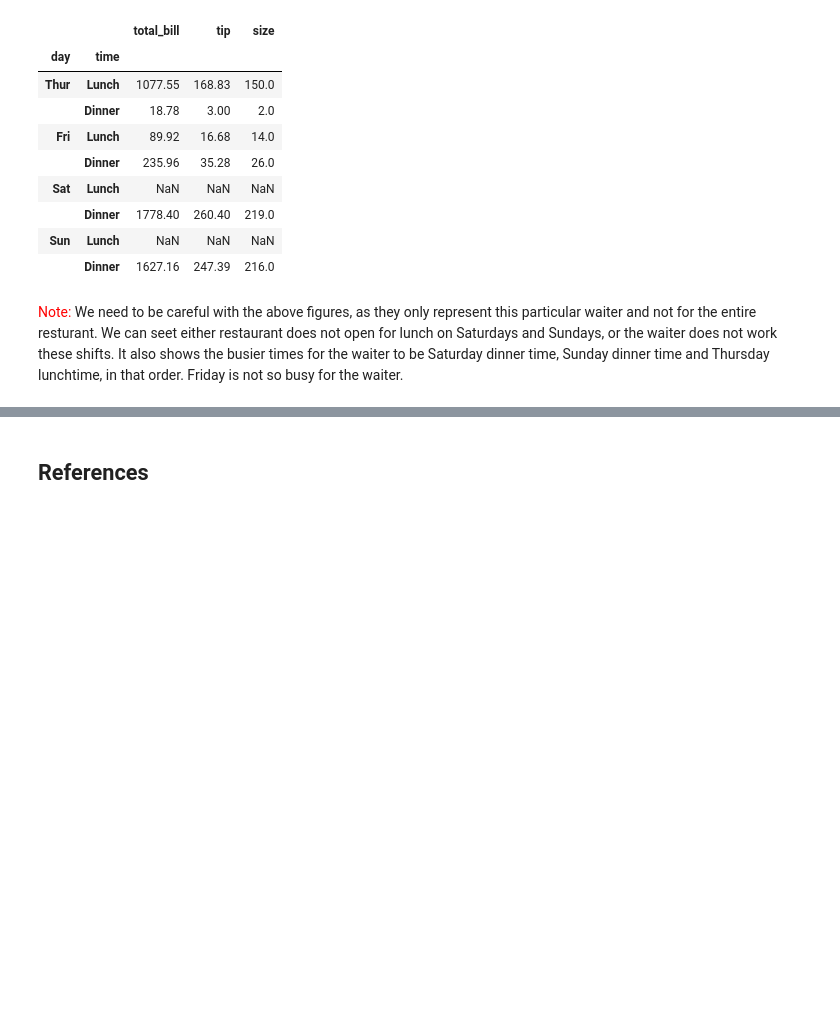
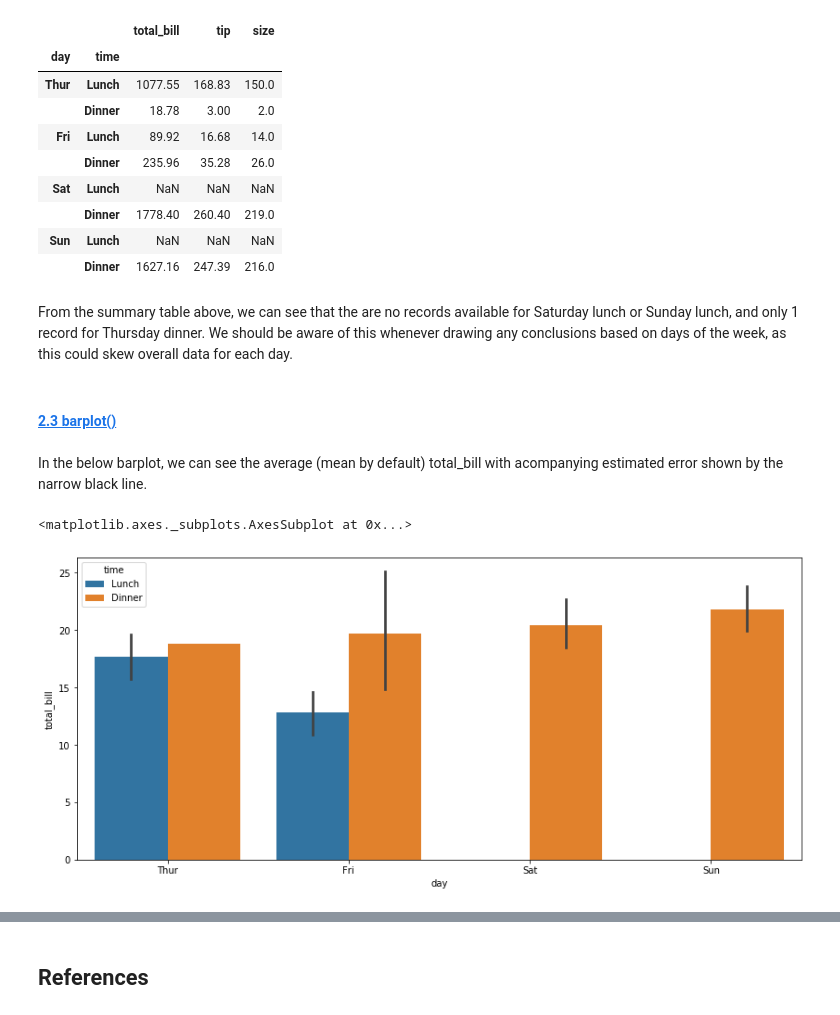
Before and after one commit to BarryClarke/Fundamentals---Assessment-2019, a Jupyter notebook: Tips dataset.ipynb, the cells around one changed output, grey strips where cells are left out. Saved outputs shown, nothing was run; the diff lists cells and outputs as text; code cells hidden in the pictures; blank space fills up the shorter version.

Commit message:
added barplot() and boxplot() to statistical summary

```diff
--- a/Tips dataset.ipynb
+++ b/Tips dataset.ipynb
@@ -227,5 +217,15 @@ tips.groupby(['day', 'time']).sum()
 |  | Dinner | 1778.40 | 260.40 | 219.0 |
 | Sun | Lunch | NaN | NaN | NaN |
 |  | Dinner | 1627.16 | 247.39 | 216.0 |
-# %% [markdown]
-<font color = 'red'>Note:</font> We need to be careful with the above figures, as they only represent this particular waiter and not for the entire resturant. We can seet either restaurant does not open for lunch on Saturdays and Sundays, or the waiter does not work these shifts. It also shows the busier times for the waiter to be Saturday dinner time, Sunday dinner time and Thursday lunchtime, in that order. Friday is not so busy for the waiter.
+# %% [markdown]
+From the summary table above, we can see that the are no records available for Saturday lunch or Sunday lunch, and only 1 record for Thursday dinner. We should be aware of this whenever drawing any conclusions based on days of the week, as this could skew overall data for each day.
+# %% [markdown]
+#### [2.3 barplot()](https://seaborn.pydata.org/generated/seaborn.barplot.html?highlight=barplot#seaborn.barplot)
+# %% [markdown]
+In the below barplot, we can see the average (mean by default) total_bill with acompanying estimated error shown by the narrow black line.
+# %%
+# Use the barplot function to observe the average total_bill acroos the categories of days and mealtimes
+sns.barplot(x="day", y="total_bill", hue="time", data=tips2)
+# %% [output]
+<matplotlib.axes._subplots.AxesSubplot at 0x...>
+[figure, added]
```
Also changed, not shown: parts of 18 cells of this notebook.
